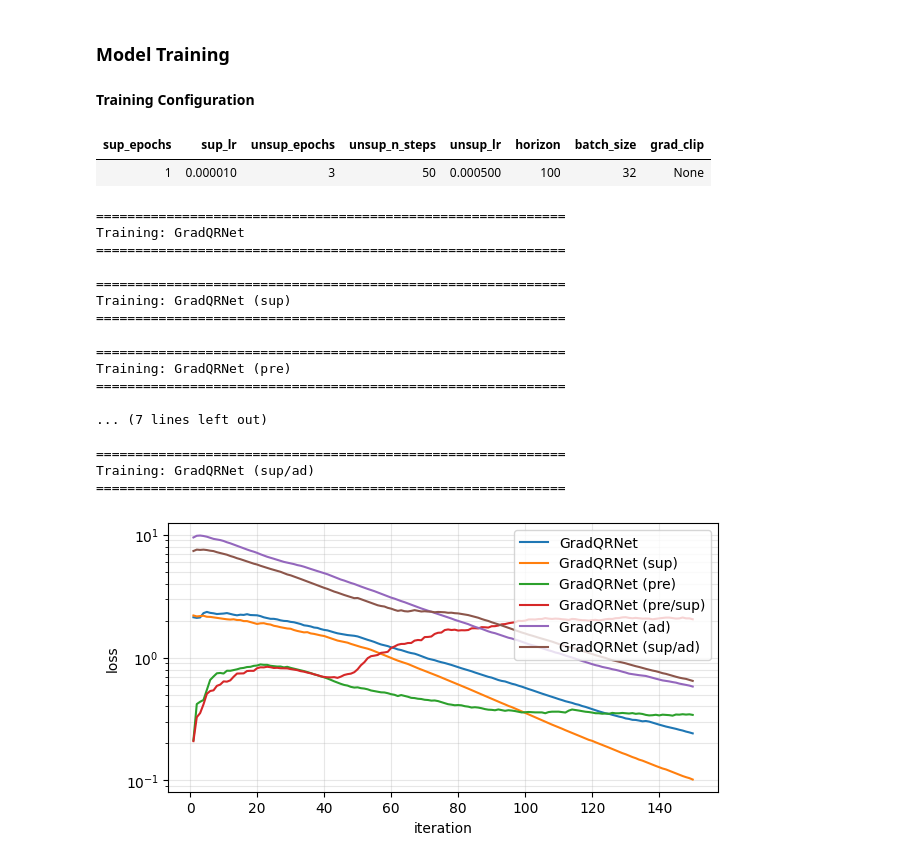
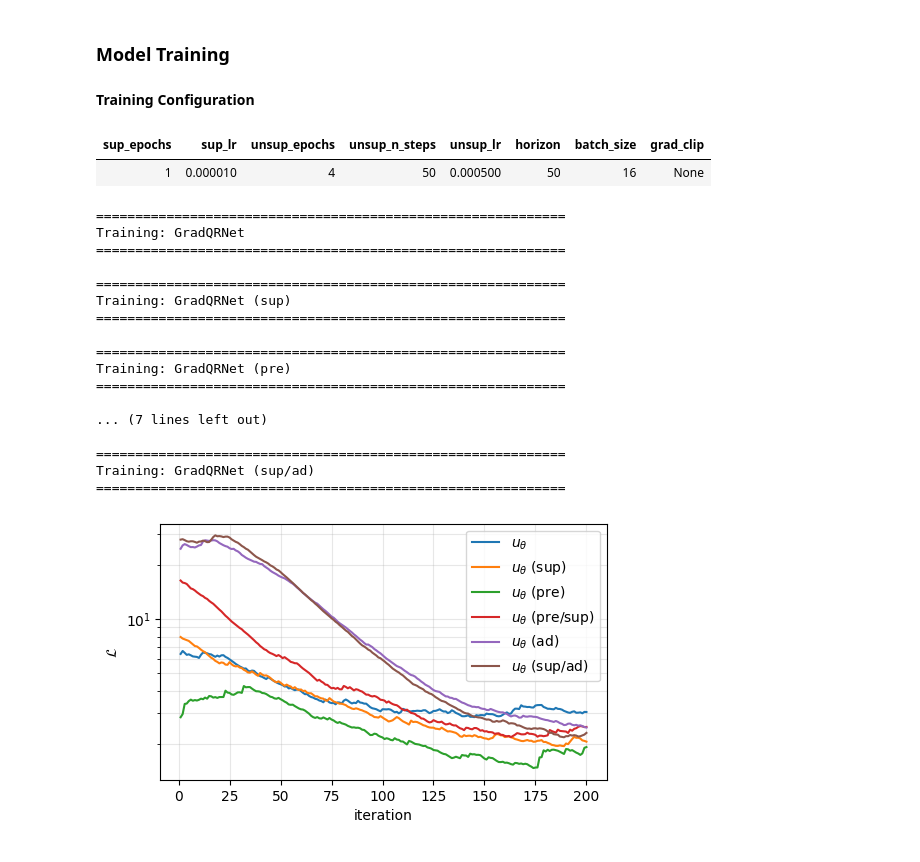
Before and after one commit to flosoellner/AdHoc, a Jupyter notebook: experiments/allen_cahn.ipynb, the cells around one changed output. Drawn from its saved outputs; the diff is of its cells as text; code cells hidden in the pictures.

```diff
--- a/experiments/allen_cahn.ipynb
+++ b/experiments/allen_cahn.ipynb
@@ -49,14 +39,16 @@ controller_configs_ac = {
 # %%
 import matplotlib.pyplot as plt
 from data import load_or_generate
-# Data generation for Allen-Cahn (baseline)
+
+n_trajectories = 10
+n_candidates = 200
+n_MC = 10
+
 data_ac_train, data_ac_val, meta_ac = load_or_generate(
-    config_ac,
-    n_trajectories=100,
-    controller=config_ac.ocp.LQR
+    config, n_trajectories=n_trajectories, n_candidates=n_candidates, controller=config.ocp.LQR
 )
 
-summary_ac = figures.save_data_summary_table(config_ac, data_ac_train)
+summary_ac = figures.save_data_summary_table(config, data_ac_train)
 display(summary_ac.style.hide(axis="index"))
 
 fig = figures.plot_3d(config=config, controller=config.ocp.LQR)
@@ -70,13 +67,10 @@ plt.show()
 # %%
 from controls.train import TrainConfig
 from controls.model_factory import train_controllers
-# Train controllers on baseline Allen-Cahn
-cfg_ac = TrainConfig(batch_size=int(config_ac.n_states), unsup_epochs=3, horizon=100, unsup_n_steps=50)
+cfg_ac = TrainConfig(batch_size=int(config.n_states), unsup_epochs=4, horizon=50, unsup_n_steps=50, n_candidates=n_candidates)
 
-# 1. Save to LaTeX using the new generic function
-figures.save_params_table(cfg_ac, "allen_cahn_traincfg.tex", title="Training Configuration", config=config_ac)
+figures.save_params_table(cfg_ac, "allen_cahn_traincfg.tex", title="Training configuration", config=config)
 
-# 2. Show in Notebook using the universal show_spec
 figures.show_spec(
     cfg_ac,
     keys=["sup_epochs", "sup_lr", "unsup_epochs", "unsup_n_steps", "unsup_lr", "horizon", "batch_size", "grad_clip"],
@@ -85,40 +79,48 @@ figures.show_spec(
 
 
 trained_models_ac, trained_controllers_ac, histories_ac = train_controllers(
-    config=config_ac,
+    config=config,
     train_cfg=cfg_ac,
     data=data_ac_train,
     val_data=data_ac_val,
     controller_configs=controller_configs_ac,  # Use the config defined above
 )
 
 figures.plot_training_losses(
     series=[(name, hist) for name, hist in histories_ac.items()],
     logy=True,
     smooth="ema",
     ema_alpha=0.03,
     savepath="allen_cahn_loss_curve.pdf",
-    config=config_ac,
+    config=config,
 );
+plt.show()
+
+figures.plot_training_val_mse(
+    config=config,
+    histories=histories_ac,
+    controller_configs=controller_configs_ac,
+);
+plt.show()
 # %% [output]
 **Training Configuration**
 | sup_epochs | sup_lr | unsup_epochs | unsup_n_steps | unsup_lr | horizon | batch_size | grad_clip |
-| 1 | 0.000010 | 3 | 50 | 0.000500 | 100 | 32 | None |
+| 1 | 0.000010 | 4 | 50 | 0.000500 | 50 | 16 | None |
 ============================================================
 Training: GradQRNet
 ============================================================
 
 ============================================================
 Training: GradQRNet (sup)
 ============================================================
 
 ============================================================
 Training: GradQRNet (pre)
 ============================================================
 
 ... (7 lines left out)
 
 ============================================================
 Training: GradQRNet (sup/ad)
 ============================================================
-[figure, old version]
+[figure, new version]
```
Also changed, not shown: parts of 25 cells of this notebook, 16 other files.
